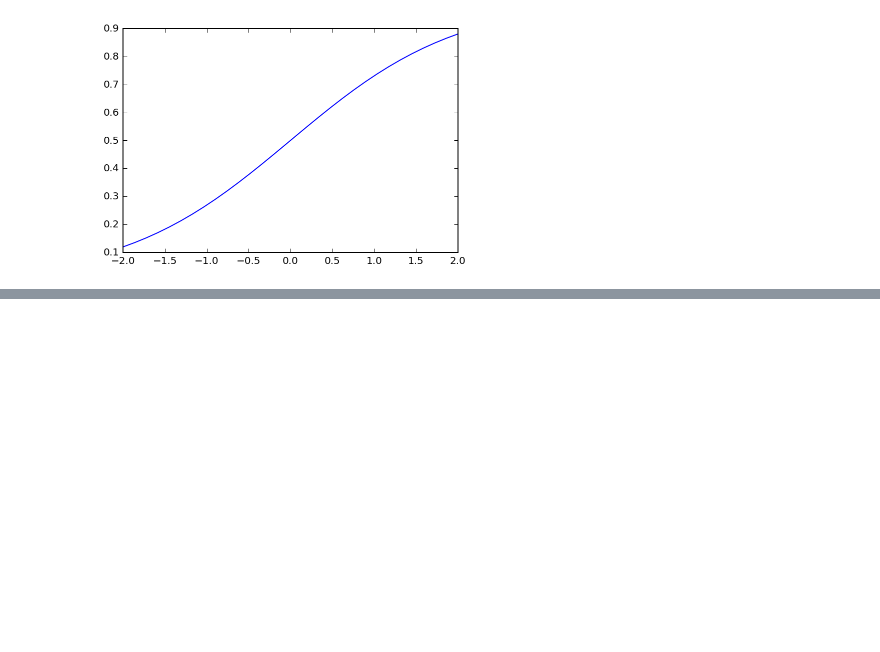
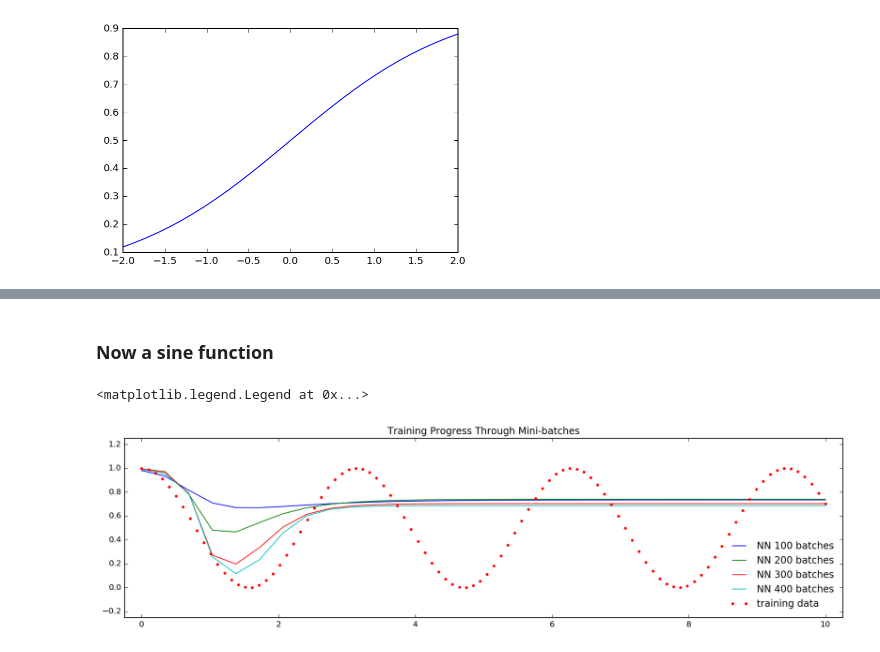
Before and after one commit to geyang/deep_learning_notes, a Jupyter notebook: 004 - optimize batch training.ipynb, the cells around one changed output, grey strips where cells are left out. Saved outputs shown, nothing was run; the diff lists cells and outputs as text; code cells hidden in the pictures; blank space fills up the shorter version.

```diff
--- a/004 - optimize batch training.ipynb
+++ b/004 - optimize batch training.ipynb
@@ -250,0 +252,32 @@ imshow(nw.weights[2], interpolation='none', aspect=1);colorbar()
+# %% [markdown]
+### Now a sine function
+# %%
+# train as a simple neuron
+target_func = lambda x: np.cos(x)**2
+nw = Network([1, 10,  1])
+
+figure(figsize=(16, 4))
+#subplot(141)
+
+
+batch_size = 100
+grid = np.linspace(0, 10, batch_size)
+
+inputs = [[x] for x in grid]
+targets = [[target_func(x)] for x in grid]
+
+n = 0
+for i in range(4):
+    for ind in range(500):
+        n += 1;
+        nw.train_batch(inputs, targets, 40)
+    Plot(lambda x: nw.output([x])[0], [0, 10], label="NN {} batches".format(n))
+
+plot([i[0] for i in inputs], [t[0] for t in targets], 'r.', label="training data")
+title('Training Progress Through Mini-batches')
+xlim(-0.25, 10.25)
+ylim(-0.25, 1.25)
+legend(loc=4, frameon=False)
+# %% [output]
+<matplotlib.legend.Legend at 0x...>
+[figure, added]
```
Also changed, not shown: parts of 10 cells of this notebook, 1 other file.
